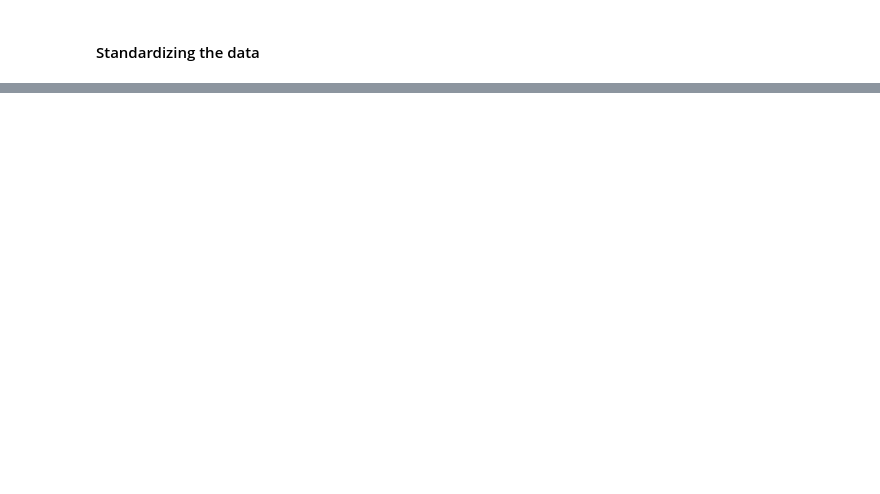
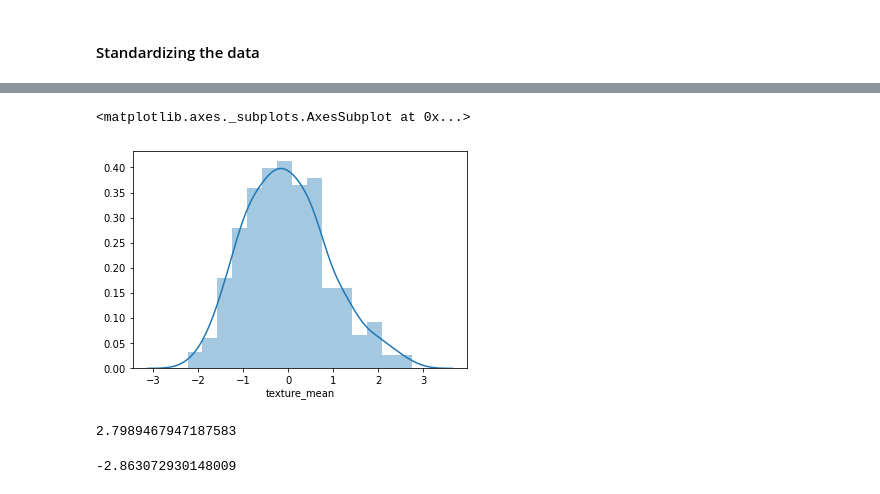
Before and after one commit to pradeeppvj8/GDA-on-breast-cancer-dataset, a Jupyter notebook: GDA on breast cancer dataset.ipynb, the cells around one changed output, grey strips where cells are left out. Saved outputs shown, nothing was run; the diff lists cells and outputs as text; code cells hidden in the pictures; blank space fills up the shorter version.

```diff
--- a/GDA on breast cancer dataset.ipynb
+++ b/GDA on breast cancer dataset.ipynb
@@ -695,0 +761,19 @@ X_test.head()
+# %%
+# Distribution of texture_mean
+
+sns.distplot(X_train['texture_mean'])
+# %% [output]
+<matplotlib.axes._subplots.AxesSubplot at 0x...>
+[figure, added]
+# %%
+upper_boundary = X_train['texture_mean'].mean() + 3 * X_train['texture_mean'].std()
+
+upper_boundary
+# %% [output]
+2.7989467947187583
+# %%
+lower_boundary = X_train['texture_mean'].mean() - 3 * X_train['texture_mean'].std()
+
+lower_boundary
+# %% [output]
+-2.863072930148009
```
Also changed, not shown: parts of 69 cells of this notebook.
